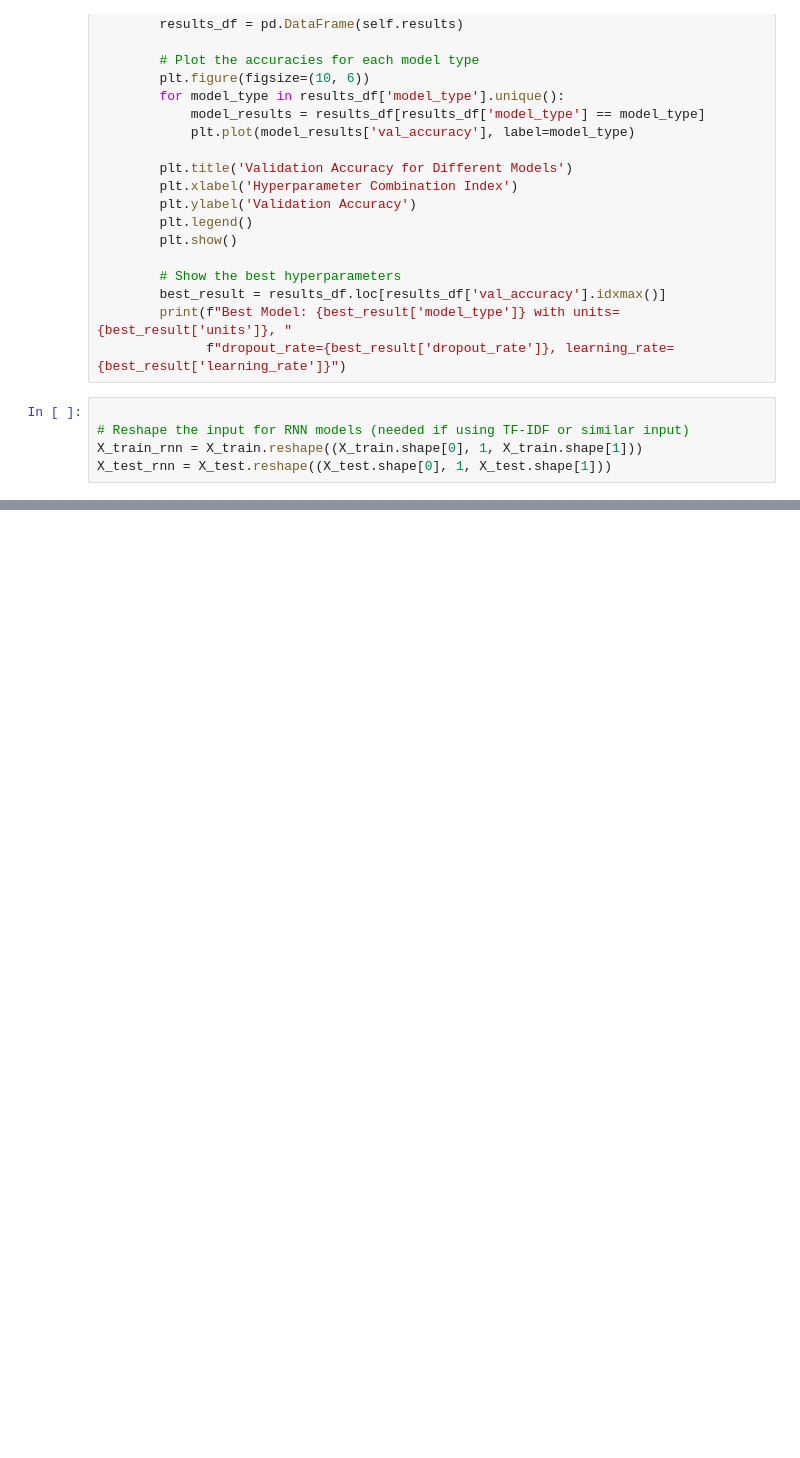
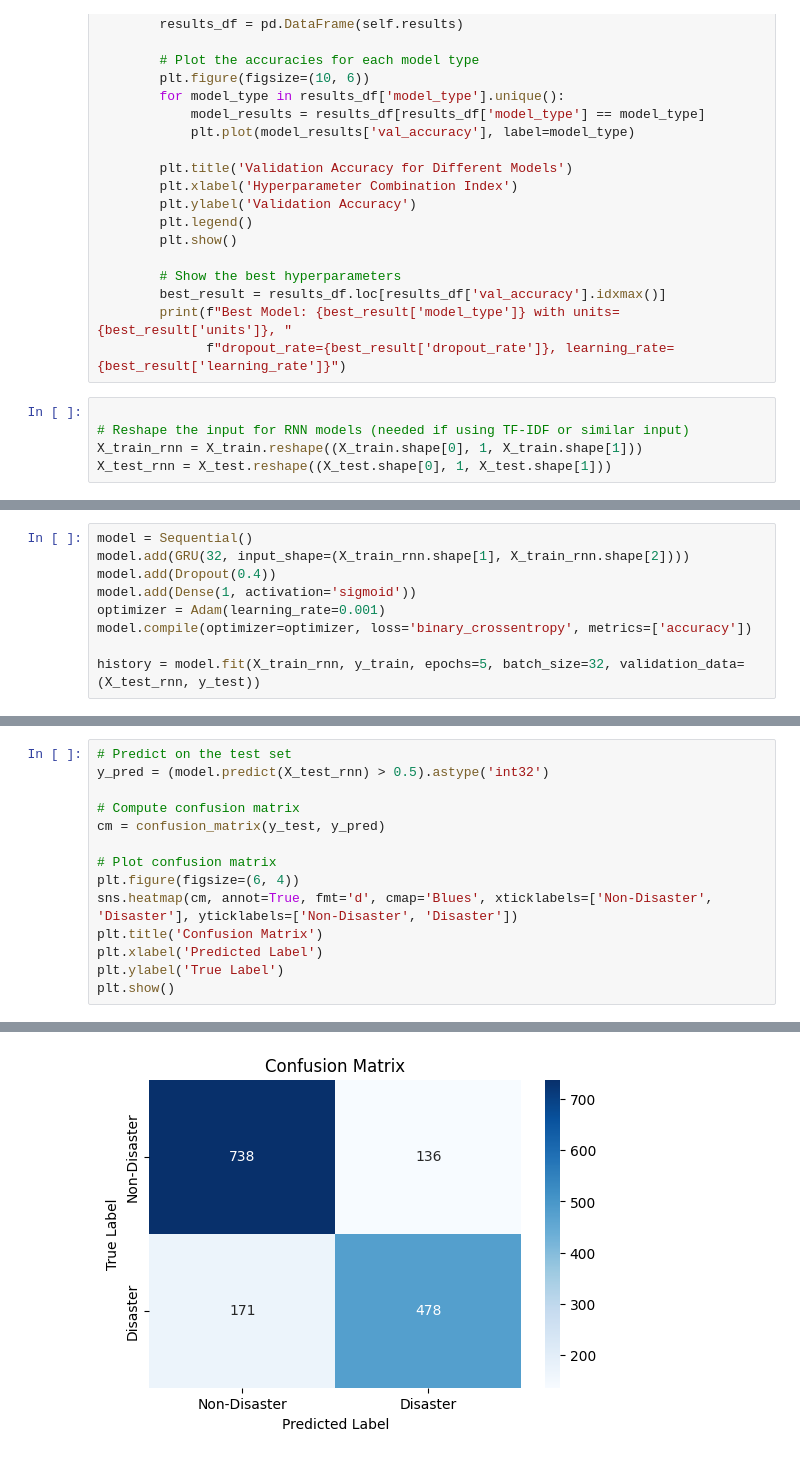
Before and after one commit to DillonKyle/deep-learning-wk4, a Jupyter notebook: wk4.ipynb, the cells around one changed output, grey strips where cells are left out. Drawn from its saved outputs; the diff is of its cells as text; blank space fills up the shorter version.

```diff
--- a/wk4.ipynb
+++ b/wk4.ipynb
@@ -402,0 +333,9 @@ Best Model: GRU with units=32, dropout_rate=0.4, learning_rate=0.001
+# %%
+model = Sequential()
+model.add(GRU(32, input_shape=(X_train_rnn.shape[1], X_train_rnn.shape[2])))
+model.add(Dropout(0.4))
+model.add(Dense(1, activation='sigmoid'))
+optimizer = Adam(learning_rate=0.001)
+model.compile(optimizer=optimizer, loss='binary_crossentropy', metrics=['accuracy'])
+
+history = model.fit(X_train_rnn, y_train, epochs=5, batch_size=32, validation_data=(X_test_rnn, y_test))
@@ -402,0 +382,15 @@ Best Model: GRU with units=32, dropout_rate=0.4, learning_rate=0.001
+# %%
+# Predict on the test set
+y_pred = (model.predict(X_test_rnn) > 0.5).astype('int32')
+
+# Compute confusion matrix
+cm = confusion_matrix(y_test, y_pred)
+
+# Plot confusion matrix
+plt.figure(figsize=(6, 4))
+sns.heatmap(cm, annot=True, fmt='d', cmap='Blues', xticklabels=['Non-Disaster', 'Disaster'], yticklabels=['Non-Disaster', 'Disaster'])
+plt.title('Confusion Matrix')
+plt.xlabel('Predicted Label')
+plt.ylabel('True Label')
+plt.show()
+# %% [output]
@@ -402,0 +398 @@ Best Model: GRU with units=32, dropout_rate=0.4, learning_rate=0.001
+[figure, added]
```
Also changed, not shown: parts of 13 cells of this notebook.
